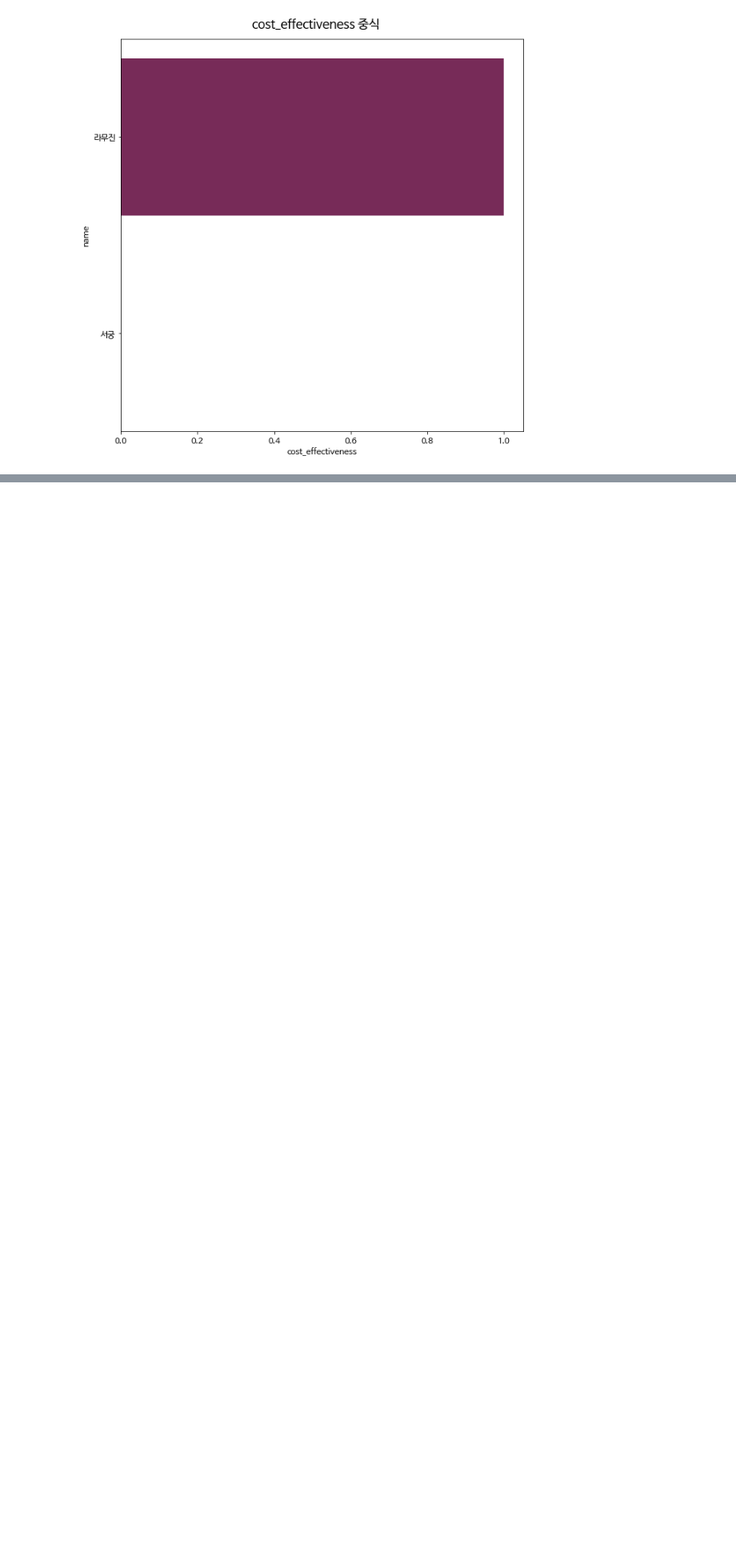
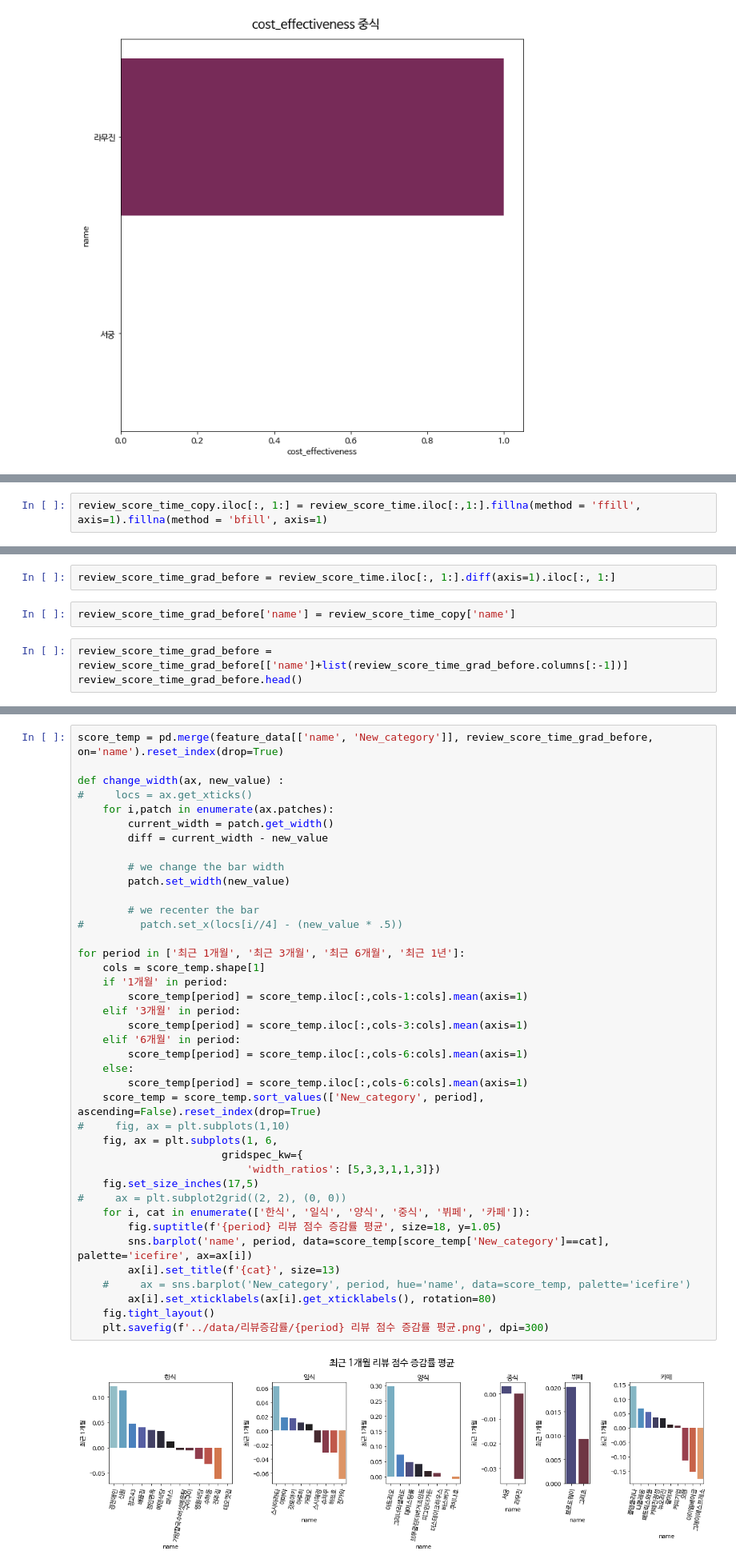
Before and after one commit to Edwardkim0/RealTastySpot, a Jupyter notebook: code/data_preprocessing.ipynb, the cells around one changed output, grey strips where cells are left out. Shown at 80% size. Saved outputs shown, nothing was run; the diff lists cells and outputs as text; blank space fills up the shorter version.

Commit message:
[Dev_Update] review gradient cal update

```diff
--- a/code/data_preprocessing.ipynb
+++ b/code/data_preprocessing.ipynb
@@ -948,0 +1176,2 @@ for cat in feature_data.New_category.unique():
+# %%
+review_score_time_copy.iloc[:, 1:] = review_score_time.iloc[:,1:].fillna(method = 'ffill', axis=1).fillna(method = 'bfill', axis=1)
@@ -948,0 +1182,7 @@ for cat in feature_data.New_category.unique():
+# %%
+review_score_time_grad_before = review_score_time.iloc[:, 1:].diff(axis=1).iloc[:, 1:]
+# %%
+review_score_time_grad_before['name'] = review_score_time_copy['name']
+# %%
+review_score_time_grad_before = review_score_time_grad_before[['name']+list(review_score_time_grad_before.columns[:-1])]
+review_score_time_grad_before.head()
@@ -948,0 +1200,42 @@ for cat in feature_data.New_category.unique():
+# %%
+score_temp = pd.merge(feature_data[['name', 'New_category']], review_score_time_grad_before, on='name').reset_index(drop=True)
+
+def change_width(ax, new_value) :
+#     locs = ax.get_xticks()
+    for i,patch in enumerate(ax.patches):
+        current_width = patch.get_width()
+        diff = current_width - new_value
+
+        # we change the bar width
+        patch.set_width(new_value)
+
+        # we recenter the bar
+#         patch.set_x(locs[i//4] - (new_value * .5))
+
+for period in ['최근 1개월', '최근 3개월', '최근 6개월', '최근 1년']:
+    cols = score_temp.shape[1]
+    if '1개월' in period:
+        score_temp[period] = score_temp.iloc[:,cols-1:cols].mean(axis=1)
+    elif '3개월' in period:
+        score_temp[period] = score_temp.iloc[:,cols-3:cols].mean(axis=1)
+    elif '6개월' in period:
+        score_temp[period] = score_temp.iloc[:,cols-6:cols].mean(axis=1)
+    else:
+        score_temp[period] = score_temp.iloc[:,cols-6:cols].mean(axis=1)
+    score_temp = score_temp.sort_values(['New_category', period], ascending=False).reset_index(drop=True)
+#     fig, ax = plt.subplots(1,10)
+    fig, ax = plt.subplots(1, 6,
+                       gridspec_kw={
+                           'width_ratios': [5,3,3,1,1,3]})
+    fig.set_size_inches(17,5)
+#     ax = plt.subplot2grid((2, 2), (0, 0))
+    for i, cat in enumerate(['한식', '일식', '양식', '중식', '뷔페', '카페']):
+        fig.suptitle(f'{period} 리뷰 점수 증감률 평균', size=18, y=1.05)
+        sns.barplot('name', period, data=score_temp[score_temp['New_category']==cat], palette='icefire', ax=ax[i])
+        ax[i].set_title(f'{cat}', size=13)
+    #     ax = sns.barplot('New_category', period, hue='name', data=score_temp, palette='icefire')
+        ax[i].set_xticklabels(ax[i].get_xticklabels(), rotation=80)
+    fig.tight_layout()
+    plt.savefig(f'../data/리뷰증감률/{period} 리뷰 점수 증감률 평균.png', dpi=300)
+# %% [output]
+[figure, added]
```
Also changed, not shown: parts of 34 cells of this notebook, 16 other files.
